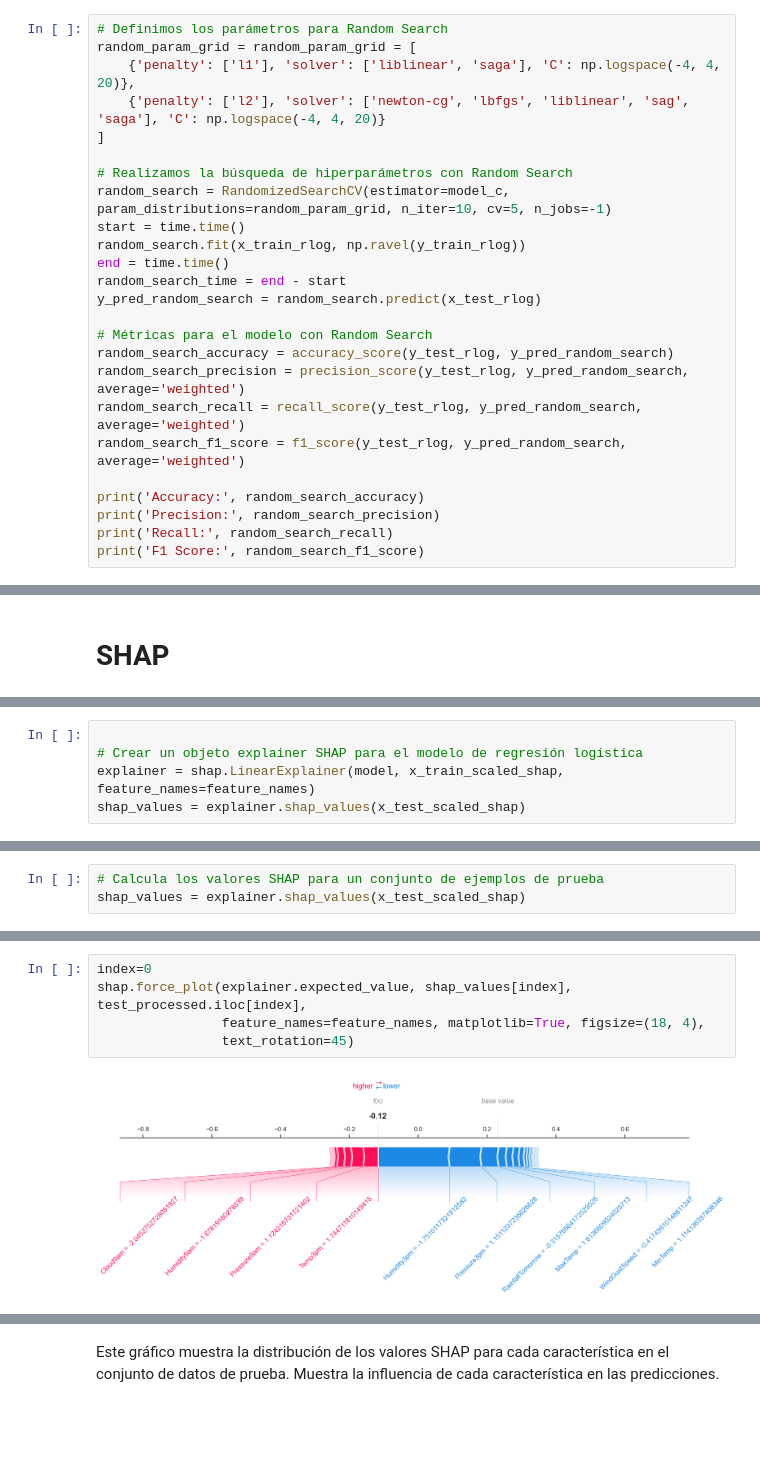
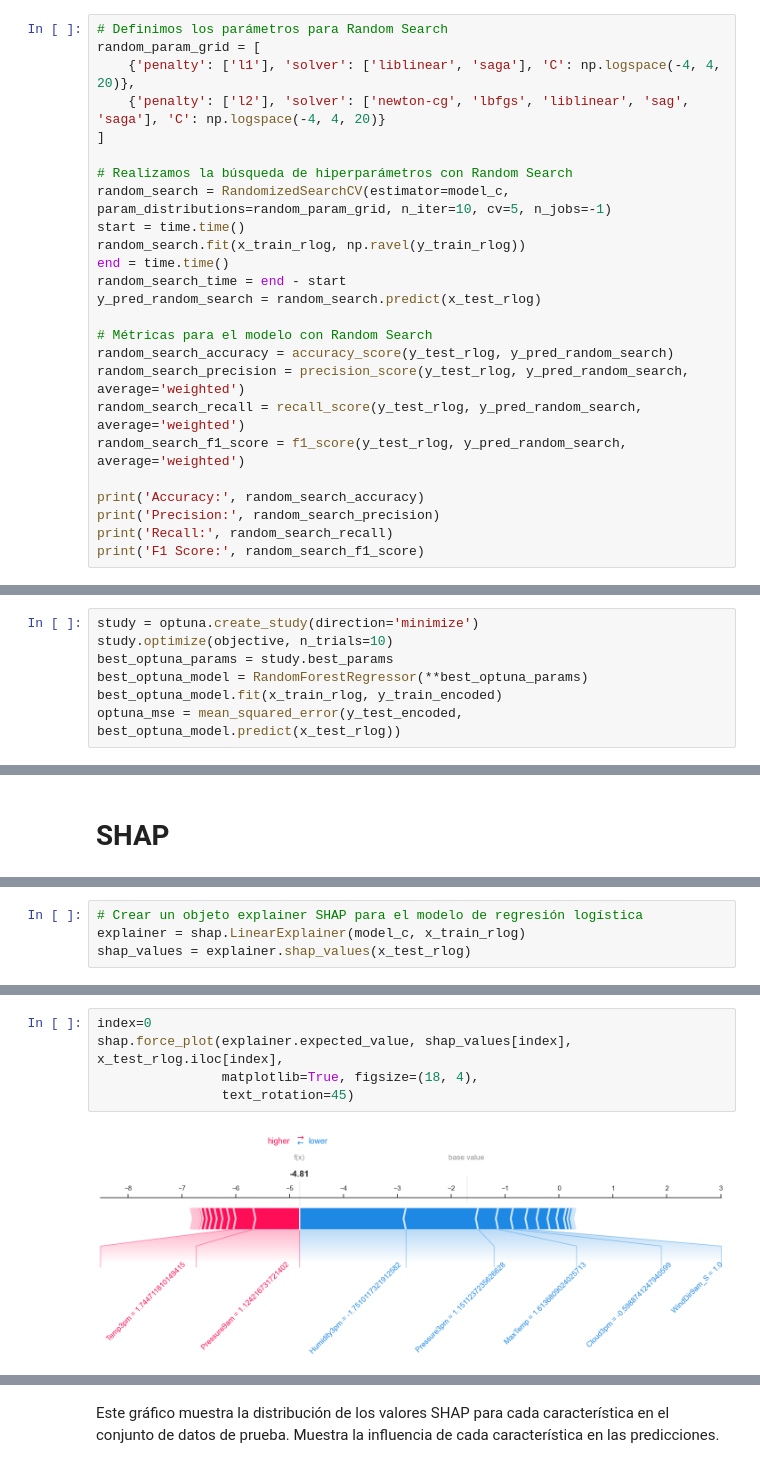
Before and after one commit to C4570/AA1-TUIA-Britos-Moresco, a Jupyter notebook: TP_integrador_AA1.ipynb, the cells around one changed output, grey strips where cells are left out. Drawn from its saved outputs; the diff is of its cells as text; blank space fills up the shorter version.

Commit message:
SHAP

```diff
--- a/TP_integrador_AA1.ipynb
+++ b/TP_integrador_AA1.ipynb
@@ -3103,7 +3115,7 @@ F1 Score: 0.8325096574235985
 ## Random Search
 # %%
 # Definimos los parámetros para Random Search
-random_param_grid = random_param_grid = [
+random_param_grid = [
     {'penalty': ['l1'], 'solver': ['liblinear', 'saga'], 'C': np.logspace(-4, 4, 20)},
     {'penalty': ['l2'], 'solver': ['newton-cg', 'lbfgs', 'liblinear', 'sag', 'saga'], 'C': np.logspace(-4, 4, 20)}
 ]
@@ -3161,0 +3200,7 @@ styled_results.set_properties(**{'text-align': 'center'}).set_table_styles([{
+# %%
+study = optuna.create_study(direction='minimize')
+study.optimize(objective, n_trials=10)
+best_optuna_params = study.best_params
+best_optuna_model = RandomForestRegressor(**best_optuna_params)
+best_optuna_model.fit(x_train_rlog, y_train_encoded)
+optuna_mse = mean_squared_error(y_test_encoded, best_optuna_model.predict(x_test_rlog))
@@ -3302,5 +3250,4 @@ print(feature_name_array)
 # %%
-
 # Crear un objeto explainer SHAP para el modelo de regresión logística
-explainer = shap.LinearExplainer(model, x_train_scaled_shap, feature_names=feature_names)
-shap_values = explainer.shap_values(x_test_scaled_shap)
+explainer = shap.LinearExplainer(model_c, x_train_rlog)
+shap_values = explainer.shap_values(x_test_rlog)
@@ -3309,6 +3254,3 @@ shap_values = explainer.shap_values(x_test_scaled_shap)
-# %%
-# Calcula los valores SHAP para un conjunto de ejemplos de prueba
-shap_values = explainer.shap_values(x_test_scaled_shap)
 # %%
 shap_values.shape
 # %% [output]
@@ -3320,8 +3281,8 @@ explainer.expected_value
 # %%
 index=0
-shap.force_plot(explainer.expected_value, shap_values[index], test_processed.iloc[index],
-                feature_names=feature_names, matplotlib=True, figsize=(18, 4),
+shap.force_plot(explainer.expected_value, shap_values[index], x_test_rlog.iloc[index],
+                matplotlib=True, figsize=(18, 4),
                 text_rotation=45)
 # %% [output]
-[figure, old version]
+[figure, new version]
 # %% [markdown]
```
Also changed, not shown: parts of 54 cells of this notebook.
